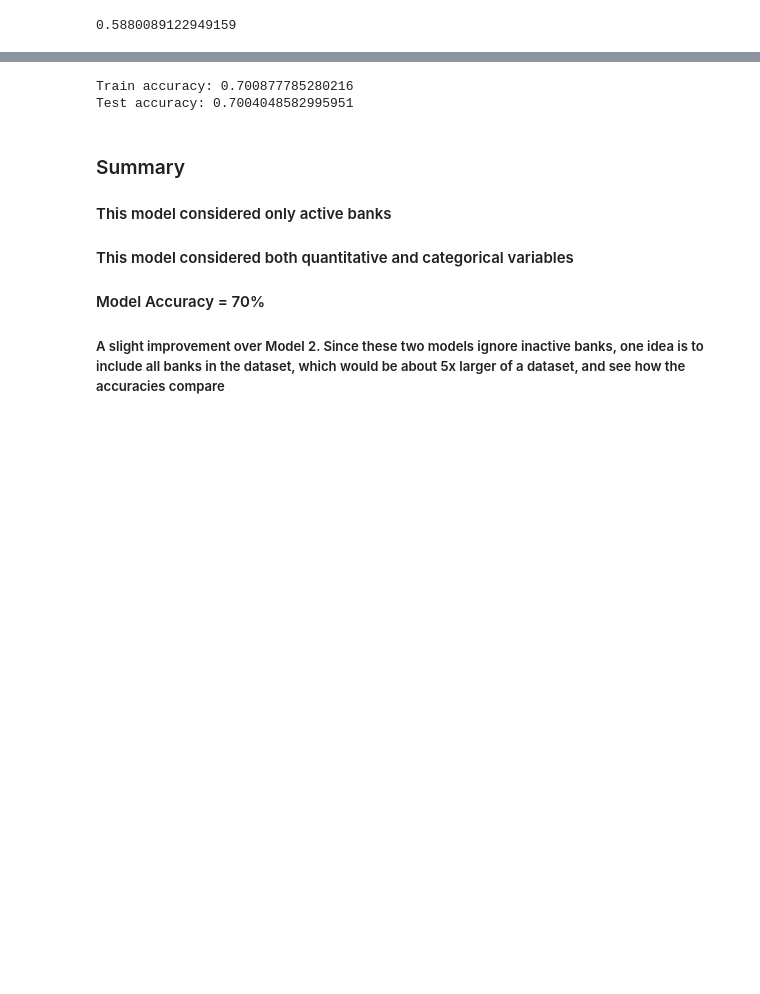
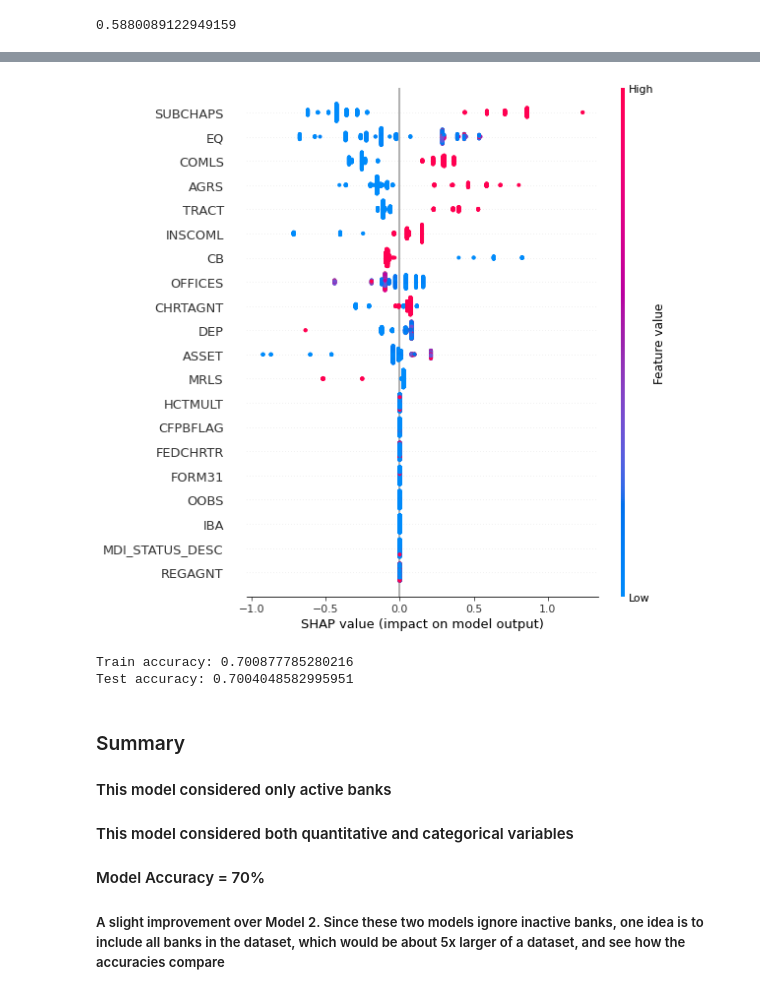
Before and after one commit to tmdrake13/BankFind, a Jupyter notebook: MLModels1&2.ipynb, the cells around one changed output, grey strips where cells are left out. Cells and saved outputs as stored; diff of their text form; code cells hidden in the pictures; blank space fills up the shorter version.

```diff
--- a/MLModels1&2.ipynb
+++ b/MLModels1&2.ipynb
@@ -224,28 +215,19 @@ xgb.plot_importance(new_bst)
-# %%
-#print train and test accuracy
-test_count = 0
-for i in range(len(new_test)):
-    if new_preds[i] >= .5:
-        pred = 1
-    else:
-        pred = 0
-    if pred == new_test_targets[i]:
-        test_count+=1
-
-new_train_preds = new_bst.predict(new_dtrain)
-train_count = 0
-for i in range(len(new_train)):
-    if new_train_preds[i] >= .5:
-        pred = 1
-    else:
-        pred = 0
-    if pred == new_train_targets[i]:
-        train_count+=1
-
-print(f'Train accuracy: {train_count / len(new_train)}\nTest accuracy: {test_count/ len(new_test)}')
-# %% [output]
-Train accuracy: 0.700877785280216
-Test accuracy: 0.7004048582995951
+# %%
+#print shap output - very helpful for understanding variable importance
+shape_values = shap.TreeExplainer(new_bst).shap_values(new_test)
+shap.summary_plot(shape_values, new_test)
+# %% [output]
+[figure, added]
+# %%
+#print both train and test accuracy
+train_preds = [1 if x >= .5 else 0 for x in new_bst.predict(new_dtrain)]
+test_preds = [1 if x >= .5 else 0 for x in new_preds]
+train_accuracy = accuracy_score(new_train_targets, train_preds)
+test_accuracy = accuracy_score(new_test_targets, test_preds)
+print(f'Train accuracy: {train_accuracy}\nTest accuracy: {test_accuracy}')
+# %% [output]
+Train accuracy: 0.700877785280216
+Test accuracy: 0.7004048582995951
 # %% [markdown]
 ### Summary
 #### This model considered only active banks
```
Also changed, not shown: parts of 9 cells of this notebook, 3 other files.
